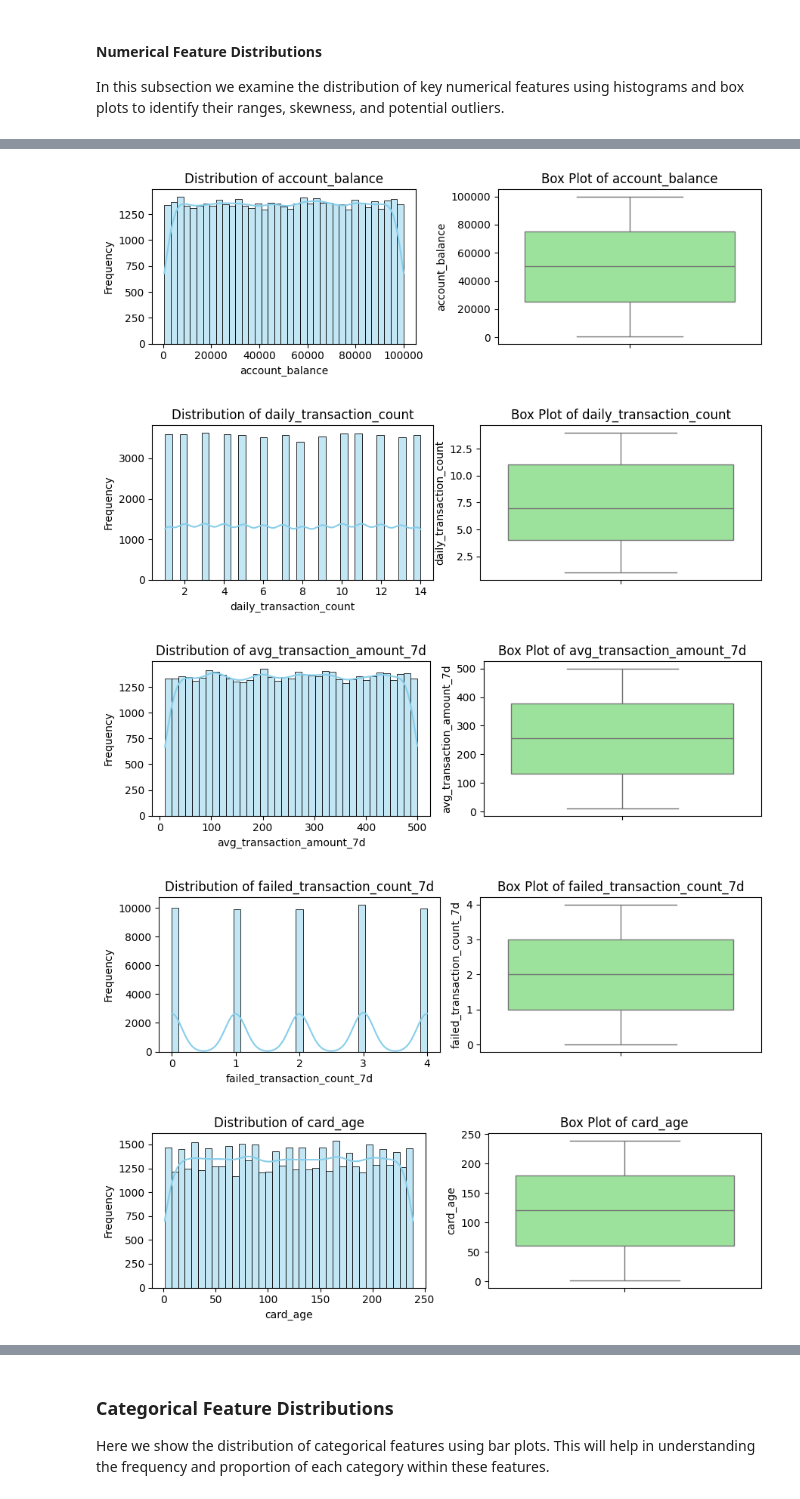
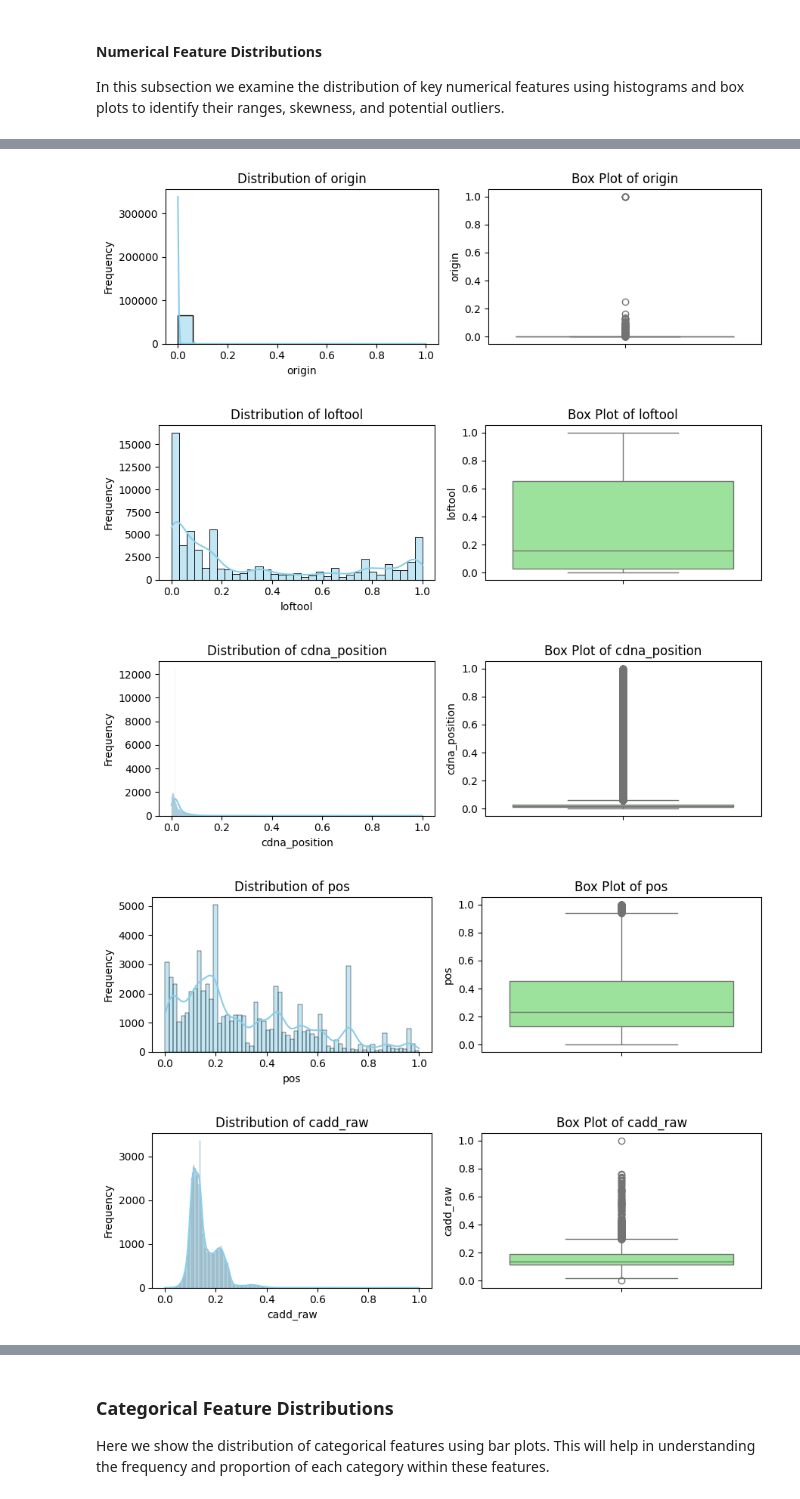
Before and after one commit to tnotstar/machine-learning-zoomcamp-2025-projects-capstone1, a Jupyter notebook: submission.ipynb, the cells around one changed output, grey strips where cells are left out. Cells and saved outputs as stored; diff of their text form; code cells hidden in the pictures.

```diff
--- a/submission.ipynb
+++ b/submission.ipynb
@@ -103,13 +136,0 @@ Index(['transaction_id', 'user_id', 'transaction_amount', 'transaction_type',
-# %%
-for feature in df.select_dtypes(include='object').columns:
-  df[feature] = df[feature].astype("category")
-
-for feature in ["ip_address_flag", "previous_fraudulent_activity", "is_weekend", "fraud_label"]:
-  df[feature] = df[feature].astype("category")
-
-df["timestamp"] = pd.to_datetime(df["timestamp"])
-df["hour_of_day"] = df["timestamp"].dt.hour
-df["hour_of_day"] = df["hour_of_day"].astype("category")
-
-for feature in ["transaction_id", "user_id", "timestamp"]:
-  del df[feature]
@@ -161,14 +481,21 @@ We begin our exploratory data analysis (EDA) by examining the distribution of ou
 # %%
-target_variable = "fraud_label"
+df = pd.read_parquet("prepared_clinvar_conflicting.parquet")
+display(df)
+print()
+
+target_variable = "class"
 print(f"Target variable: '{target_variable}'")
 
+# Identify numerical features after type conversion
 numerical_features = df.select_dtypes(include=np.number).columns
 if target_variable in numerical_features:
-  numerical_features = numerical_features.drop(target_variable)
+    numerical_features = numerical_features.drop(target_variable)
 print(f"Numerical features: {sorted(numerical_features.tolist())}")
 
-categorical_features = df.select_dtypes(include="category").columns
+
+# Identify categorical features after type conversion
+categorical_features = df.select_dtypes(include='category').columns
 if target_variable in categorical_features:
-  categorical_features = categorical_features.drop(target_variable)
+    categorical_features = categorical_features.drop(target_variable)
 print(f"Categorical features: {sorted(categorical_features.tolist())}")
 # %% [output]
@@ -178,8 +520,12 @@ Categorical features: ['authentication_method', 'card_type', 'device_type', 'hou
+# %%
+mm = MinMaxScaler()
+for column in [numerical_features]:
+    df[column] = mm.fit_transform(df[column])
 # %% [markdown]
 Custom display names are overwritten in the following code:
 # %%
 feature_display_names = dict(zip(df.columns, df.columns))
-feature_display_names["fraud_label"] = "Fraud Label (0: Not Fraud, 1: Fraud)"
+feature_display_names["class"] = "Class (0: Consistent, 1: Conflicting)"
 # %% [markdown]
 Target variable distribution and balancing is showed by:
 # %%
@@ -206,7 +565,8 @@ Since datasets can be designed with or without target variable balancing, the gr
 In this subsection we examine the distribution of key numerical features using histograms and box plots to identify their ranges, skewness, and potential outliers.
 # %%
 sns.color_palette("hls", 8)
-for feature in numerical_features:
+selected_features = set(numerical_features) - set(["af_esp", "af_exac", "af_tgp"])
+for feature in selected_features:
     plt.figure(figsize=(9, 3))
     plt.subplot(1, 2, 1)
     sns.histplot(df[feature], kde=True, color="skyblue")
@@ -224,5 +584,5 @@ for feature in numerical_features:
-[figure, old version]
+[figure, new version]
-[figure, old version]
+[figure, new version]
-[figure, old version]
+[figure, new version]
-[figure, old version]
+[figure, new version]
-[figure, old version]
+[figure, new version]
```
Also changed, not shown: parts of 89 cells of this notebook.
